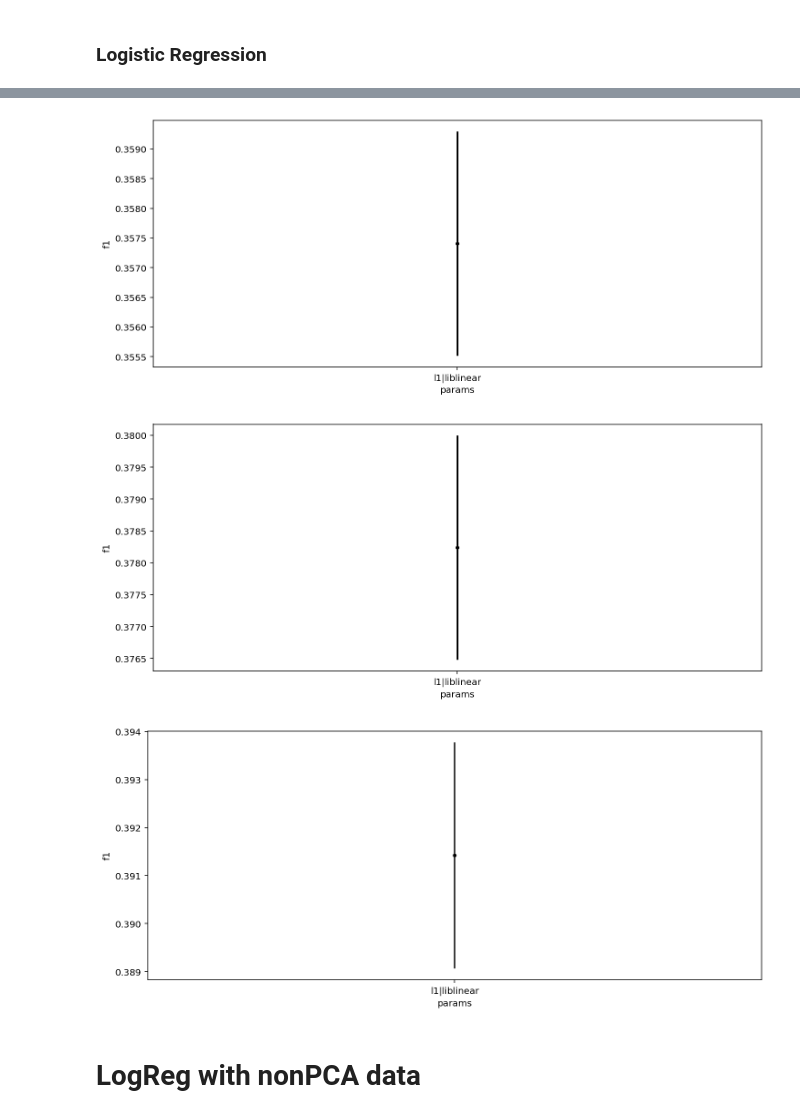
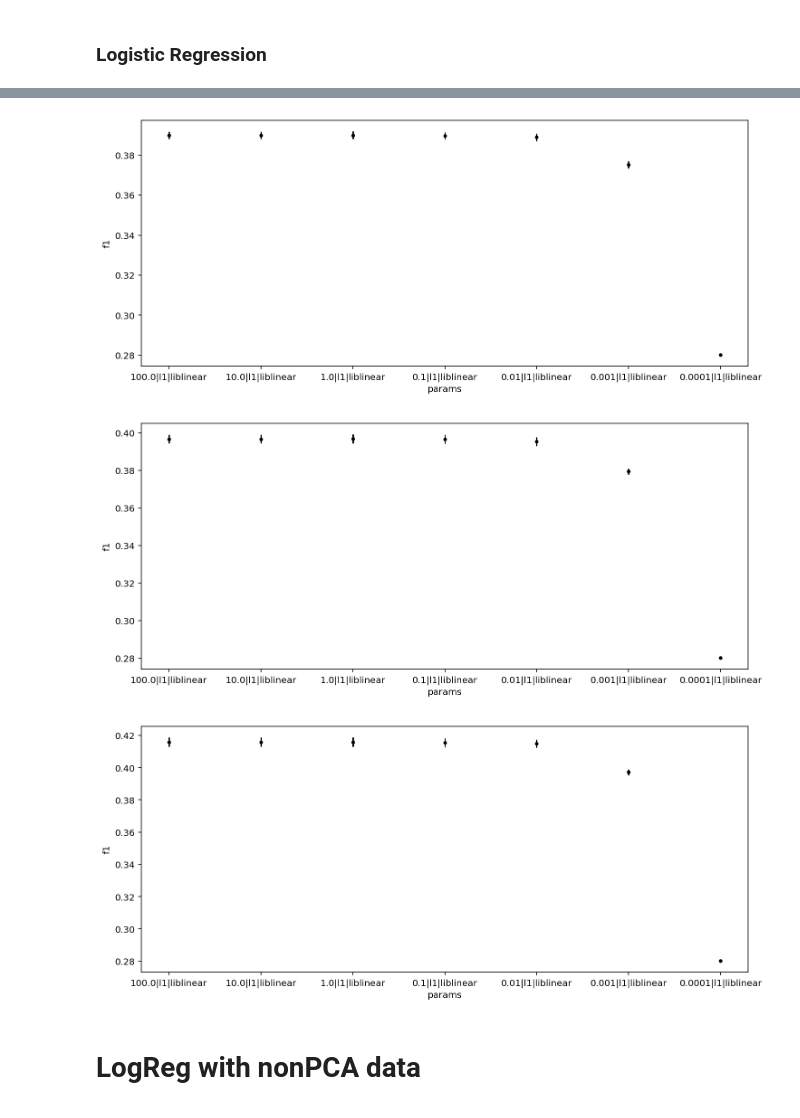
Before and after one commit to COGS118A/Group010-Sp22, a Jupyter notebook: PCA_Results/LogRegression.ipynb, the cells around one changed output, grey strips where cells are left out. Cells and saved outputs as stored; diff of their text form; code cells hidden in the pictures.

```diff
--- a/PCA_Results/LogRegression.ipynb
+++ b/PCA_Results/LogRegression.ipynb
@@ -194,8 +194,6 @@ for i in y_PCA:
 (41569, 2)
 (10393, 2)
 # %%
-
-
 def plot_results(gridsearchcv):
     params = gridsearchcv.cv_results_["params"]
     ys = gridsearchcv.cv_results_["mean_test_score"]
@@ -216,44 +214,45 @@ imp = SimpleImputer(missing_values=np.nan, strategy='mean')
 logistic = LogisticRegression() # first step
 
 # YOUR CODE HERE
 
 pipe = Pipeline(steps=[("scaler", scaler), ("imputer", imp), ("logistic", logistic)])
 
 # you don't need to modify the max_iter param. If you do, keep it under 1000
 # hint, prefix your param names with logistic__ to pass it to the logistic step
 
 # this grid when passed to the gridsearch will make a logistic regression
 # if you add more to the param_grid you can compare differnt models and see their IQR
 param_grid = {
+    "logistic__C" : 10.0 ** -np.arange(-2, 5),
     "logistic__solver" : ['liblinear'], # use one algo from here it needs to be l1 https://scikit-learn.org/stable/modules/generated/sklearn.linear_model.LogisticRegressionCV.html
     "logistic__penalty" : ['l1'] # TA recommends using the l1 penalty
 }
 
 # YOUR CODE HERE
 
 # use f1_micro for scoring
 # use 7 folds
 gscv = GridSearchCV(pipe, param_grid, scoring = 'f1_micro', cv=7) # GridSearchCV(...)
 
 # YOUR CODE HERE
 
 
 # gscv.fit(X_train, y_train)
 gscv.fit(X_train_08, y_train_PCA['genres'])
 
 plot_results(gscv)
 # %% [output]
-[figure, old version]
+[figure, new version]
 # %%
 gscv.fit(X_train_09, y_train_PCA['genres'])
 plot_results(gscv)
 # %% [output]
-[figure, old version]
+[figure, new version]
 # %%
 gscv.fit(X_train_095, y_train_PCA['genres'])
 plot_results(gscv)
 # %% [output]
-[figure, old version]
+[figure, new version]
 # %% [markdown]
 # LogReg with nonPCA data
 # %%
```
Also changed, not shown: parts of 2 cells of this notebook, 7 other files.
